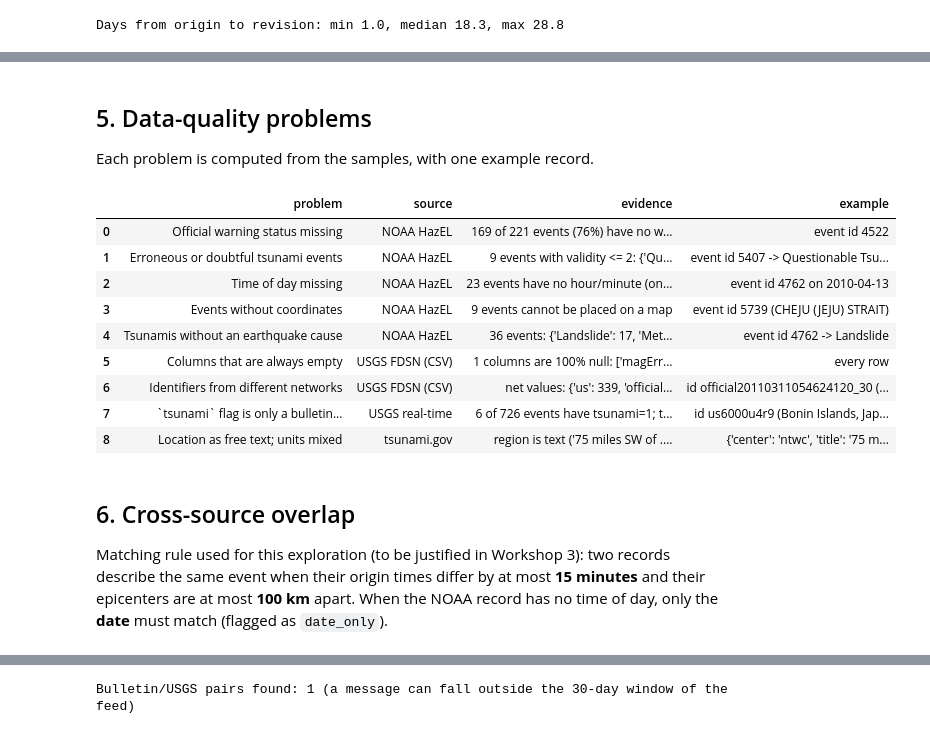
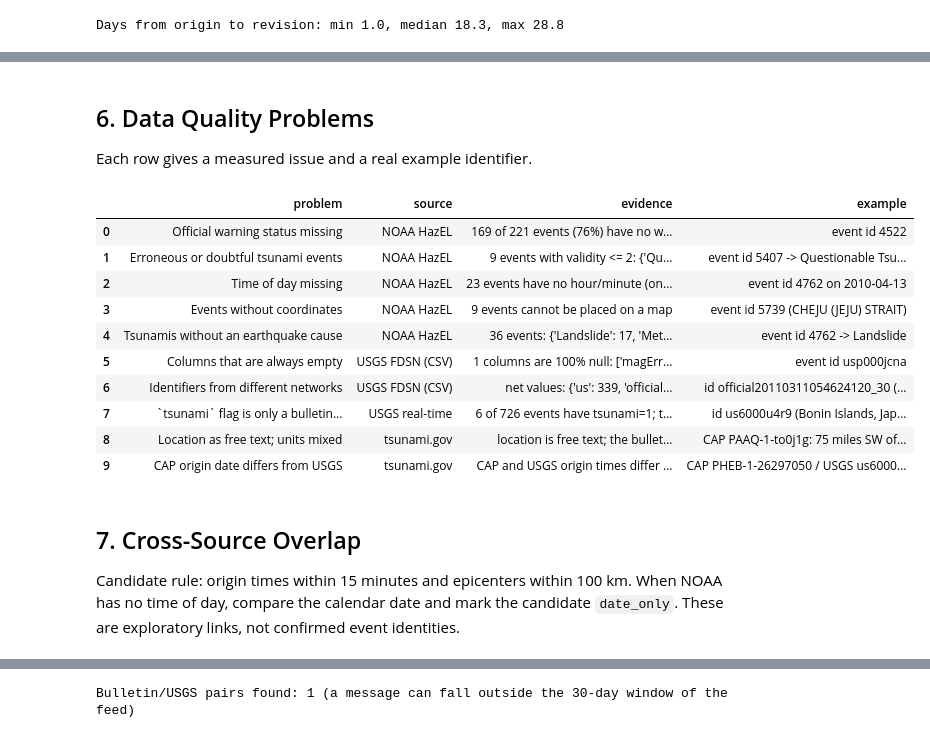
Before and after one commit to g8martinezsilva/tsunami-monitoring, a Jupyter notebook: notebooks/01_source_profiling.ipynb, the cells around one changed output, grey strips where cells are left out. Saved outputs shown, nothing was run; the diff lists cells and outputs as text; code cells hidden in the pictures.

Commit message:
refactor: simplify and clean up 01_source_profiling.ipynb

```diff
--- a/notebooks/01_source_profiling.ipynb
+++ b/notebooks/01_source_profiling.ipynb
@@ -103,7 +81,7 @@ Unparseable dates: 0
 ### 2.2 USGS FDSN catalog — earthquakes (historical)
 # %%
 
-usgs_file = sorted(SAMPLES.glob("usgs_earthquakes_*.csv"))[-1]
+usgs_file = SAMPLES / "usgs_earthquakes_2010_2011_m6_pacific.csv"
 print("File:", usgs_file.name)
 
 usgs_hist = pd.read_csv(usgs_file)
@@ -124,9 +102,8 @@ Rows: 343 | period: 2010-01-02 08:45:33.020000+00:00 -> 2011-12-26 04:48:08.8700
 ### 2.3 USGS real-time feed — earthquakes (incremental)
 # %%
 
-rt_files = sorted(SAMPLES.glob("usgs_realtime_*.geojson"))
-print("Snapshots available:", [f.name for f in rt_files])
-rt_file = rt_files[-1]  # profile the latest snapshot
+rt_file = SAMPLES / f"usgs_realtime_{SECOND}.geojson"
+print("File:", rt_file.name)
 feed = json.loads(rt_file.read_text(encoding="utf-8"))
 print("Feed title:", feed["metadata"]["title"], "| count:", feed["metadata"]["count"])
 print("Generated:", pd.to_datetime(feed["metadata"]["generated"], unit="ms", utc=True))
@@ -138,7 +115,5 @@ usgs_rt[["lon", "lat", "depth"]] = pd.DataFrame(usgs_rt["geometry.coordinates"].
 usgs_rt = usgs_rt.drop(columns=["geometry.coordinates", "geometry.type", "type"])
 usgs_rt["time_utc"] = pd.to_datetime(usgs_rt["time"], unit="ms", utc=True)
 usgs_rt["updated_utc"] = pd.to_datetime(usgs_rt["updated"], unit="ms", utc=True)
-usgs_rt["in_pacific"] = usgs_rt["lat"].between(-60, 65) & ((usgs_rt["lon"] >= 100) | (usgs_rt["lon"] <= -60))
-print("USGS real-time events in Pacific scope:", int(usgs_rt["in_pacific"].sum()), "of", len(usgs_rt))
-usgs_rt[["id", "time_utc", "updated_utc", "mag", "magType", "status", "tsunami", "lat", "lon", "depth", "in_pacific", "place"]].head()
+usgs_rt[["id", "time_utc", "updated_utc", "mag", "magType", "status", "tsunami", "lat", "lon", "depth", "place"]].head()
 # %% [output]
@@ -179,9 +153,9 @@ def parse_cap(path):
     return row
 
 def read_center(center):
-    """Read the latest Atom snapshot of a warning center, plus the CAP of each entry."""
-    atom_file = sorted(SAMPLES.glob(f"{center}_2*.xml"))[-1]  # excludes *_cap*.xml
-    stamp = atom_file.stem.split(f"{center}_")[1]
+    """Read the reference Atom snapshot and its CAP messages."""
+    stamp = SECOND
+    atom_file = SAMPLES / f"{center}_{stamp}.xml"
     root = ET.parse(atom_file).getroot()
     rows = []
     for number, entry in enumerate(root.findall("a:entry", NS), start=1):
@@ -202,10 +176,6 @@ def read_center(center):
     return pd.DataFrame(rows)
 
 tsunami_gov = pd.concat([read_center("ntwc"), read_center("ptwc")], ignore_index=True)
-gov_lat = pd.to_numeric(tsunami_gov["lat"], errors="coerce")
-gov_lon = pd.to_numeric(tsunami_gov["lon"], errors="coerce")
-tsunami_gov["in_pacific"] = gov_lat.between(-60, 65) & ((gov_lon >= 100) | (gov_lon <= -60))
-print("tsunami.gov events in Pacific scope:", int(tsunami_gov["in_pacific"].sum()), "of", len(tsunami_gov))
 tsunami_gov.T
 # %% [output]
 ntwc: ntwc_20261107_140301.xml -> 1 entries
@@ -373,7 +480,8 @@ def load_feed(path):
 def utc(ms):
     return datetime.fromtimestamp(ms / 1000, timezone.utc)
 
-first_file, second_file = sorted(SAMPLES.glob("usgs_realtime_*.geojson"))[:2]
+first_file = SAMPLES / f"usgs_realtime_{FIRST}.geojson"
+second_file = SAMPLES / f"usgs_realtime_{SECOND}.geojson"
 meta1, ev1 = load_feed(first_file)
 meta2, ev2 = load_feed(second_file)
 
@@ -592,8 +593,7 @@ mwb      1
-# %% [markdown]
-
-## 5. Data-quality problems
-
-Each problem is computed from the samples, with one example record.
+# %% [markdown]
+## 6. Data Quality Problems
+
+Each row gives a measured issue and a real example identifier.
 # %%
 
 problems = []
@@ -634,47 +634,53 @@ add("Tsunamis without an earthquake cause", "NOAA HazEL",
 # 6. USGS CSV: columns that are completely empty
 empty_cols = [c for c in usgs_hist.columns if usgs_hist[c].isna().all()]
 add("Columns that are always empty", "USGS FDSN (CSV)",
     f"{len(empty_cols)} columns are 100% null: {empty_cols}",
-    "every row")
+    f"event id {usgs_hist['id'].iloc[0]}")
 
 # 7. USGS: identifiers with different formats
 odd = usgs_hist[usgs_hist["net"] != "us"]
 if len(odd):
     add("Identifiers from different networks", "USGS FDSN (CSV)",
         f"net values: {usgs_hist['net'].value_counts().to_dict()}",
         f"id {odd['id'].iloc[0]} (net={odd['net'].iloc[0]}), {odd['place'].iloc[0]}")
 
 # 8. USGS real-time: the tsunami flag does not mean a tsunami
 flagged = usgs_rt[usgs_rt["tsunami"] == 1]
 add("`tsunami` flag is only a bulletin indicator", "USGS real-time",
     f"{len(flagged)} of {len(usgs_rt)} events have tsunami=1; the flag does not mean a tsunami happened",
     f"id {flagged['id'].iloc[0]} ({flagged['place'].iloc[0]})" if len(flagged) else "none in this snapshot")
 
 # 9. tsunami.gov: location as free text, depth in different units
 atom_text = tsunami_gov[["center", "title"]].head(2).to_dict("records")
 add("Location as free text; units mixed", "tsunami.gov",
-    "region is text ('75 miles SW of ...'); the text bulletin gives depth in miles, the CAP in km",
-    str(atom_text[0]))
+    "location is free text; the bulletin uses miles and CAP depth uses kilometers",
+    f"CAP {tsunami_gov['cap_identifier'].iloc[0]}: {atom_text[0]['title']}")
 
+# The PTWC CAP origin date is one day earlier than the matching USGS event.
+ptwc = tsunami_gov.loc[tsunami_gov["center"] == "ptwc"].iloc[0]
+ptwc_event = usgs_rt.loc[usgs_rt["id"] == "us6000u4r9"].iloc[0]
+cap_origin = pd.to_datetime(ptwc["cap_EventOriginTime"], utc=True)
+origin_gap = ptwc_event["time_utc"] - cap_origin
+add("CAP origin date differs from USGS", "tsunami.gov",
+    f"CAP and USGS origin times differ by {origin_gap.total_seconds() / 3600:.2f} hours",
+    f"CAP {ptwc['cap_identifier']} / USGS {ptwc_event['id']}")
 pd.DataFrame(problems)
 # %% [output]
 |  | problem | source | evidence | example |
 | 0 | Official warning status missing | NOAA HazEL | 169 of 221 events (76%) have no w... | event id 4522 |
 | 1 | Erroneous or doubtful tsunami events | NOAA HazEL | 9 events with validity <= 2: {'Qu... | event id 5407 -> Questionable Tsu... |
 | 2 | Time of day missing | NOAA HazEL | 23 events have no hour/minute (on... | event id 4762 on 2010-04-13 |
 | 3 | Events without coordinates | NOAA HazEL | 9 events cannot be placed on a map | event id 5739 (CHEJU (JEJU) STRAIT) |
 | 4 | Tsunamis without an earthquake cause | NOAA HazEL | 36 events: {'Landslide': 17, 'Met... | event id 4762 -> Landslide |
-| 5 | Columns that are always empty | USGS FDSN (CSV) | 1 columns are 100% null: ['magErr... | every row |
+| 5 | Columns that are always empty | USGS FDSN (CSV) | 1 columns are 100% null: ['magErr... | event id usp000jcna |
 | 6 | Identifiers from different networks | USGS FDSN (CSV) | net values: {'us': 339, 'official... | id official20110311054624120_30 (... |
 | 7 | `tsunami` flag is only a bulletin... | USGS real-time | 6 of 726 events have tsunami=1; t... | id us6000u4r9 (Bonin Islands, Jap... |
-| 8 | Location as free text; units mixed | tsunami.gov | region is text ('75 miles SW of .... | {'center': 'ntwc', 'title': '75 m... |
+| 8 | Location as free text; units mixed | tsunami.gov | location is free text; the bullet... | CAP PAAQ-1-to0j1g: 75 miles SW of... |
+| 9 | CAP origin date differs from USGS | tsunami.gov | CAP and USGS origin times differ ... | CAP PHEB-1-26297050 / USGS us6000... |
-# %% [markdown]
-
-## 6. Cross-source overlap
-
-Matching rule used for this exploration (to be justified in Workshop 3):
-two records describe the same event when their origin times differ by at most **15 minutes** and their epicenters are at most **100 km** apart.
-When the NOAA record has no time of day, only the **date** must match (flagged as `date_only`).
+# %% [markdown]
+## 7. Cross-Source Overlap
+
+Candidate rule: origin times within 15 minutes and epicenters within 100 km. When NOAA has no time of day, compare the calendar date and mark the candidate `date_only`. These are exploratory links, not confirmed event identities.
 # %%
 
 def haversine_km(lat1, lon1, lat2, lon2):
```
Also changed, not shown: parts of 51 cells of this notebook.
